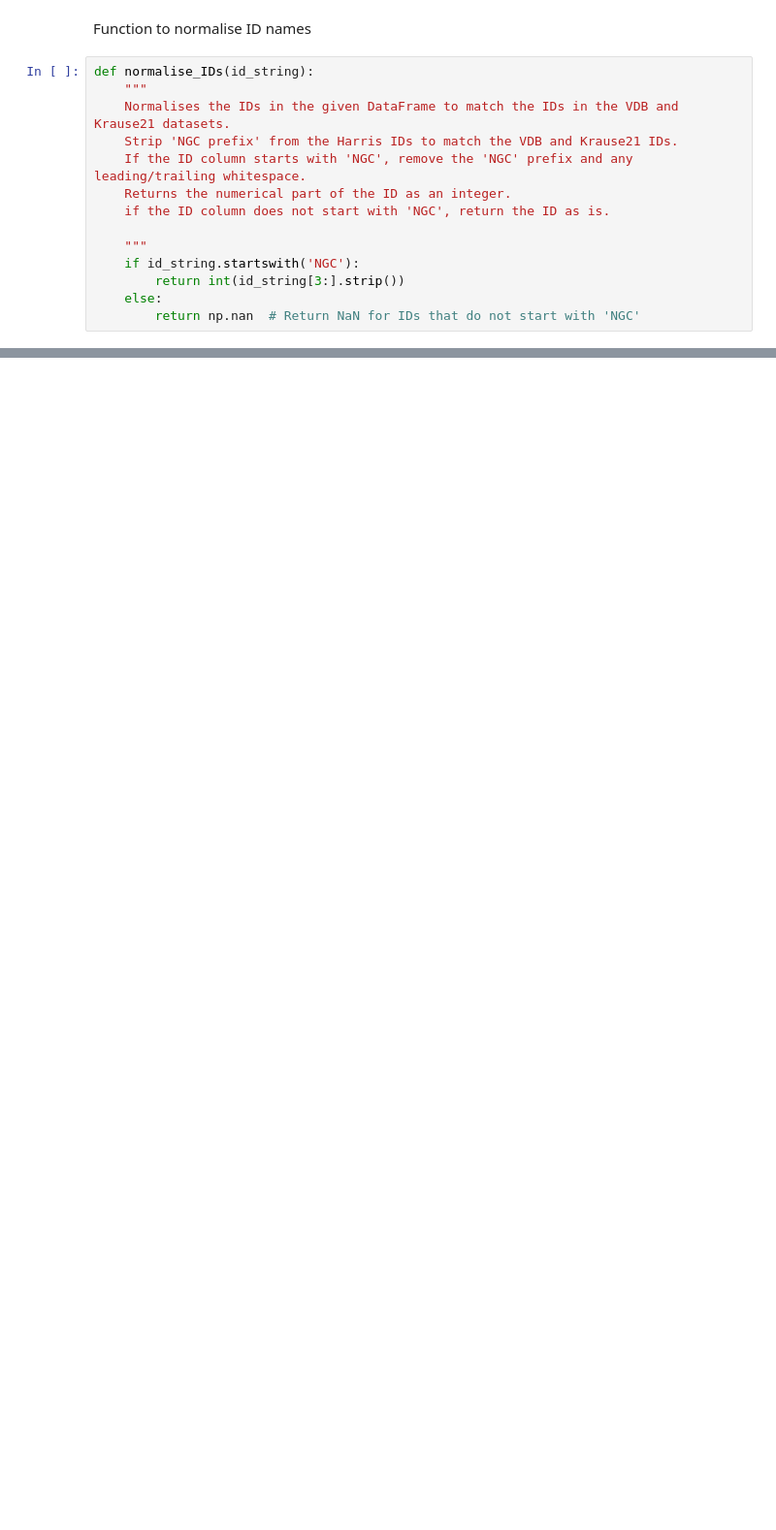
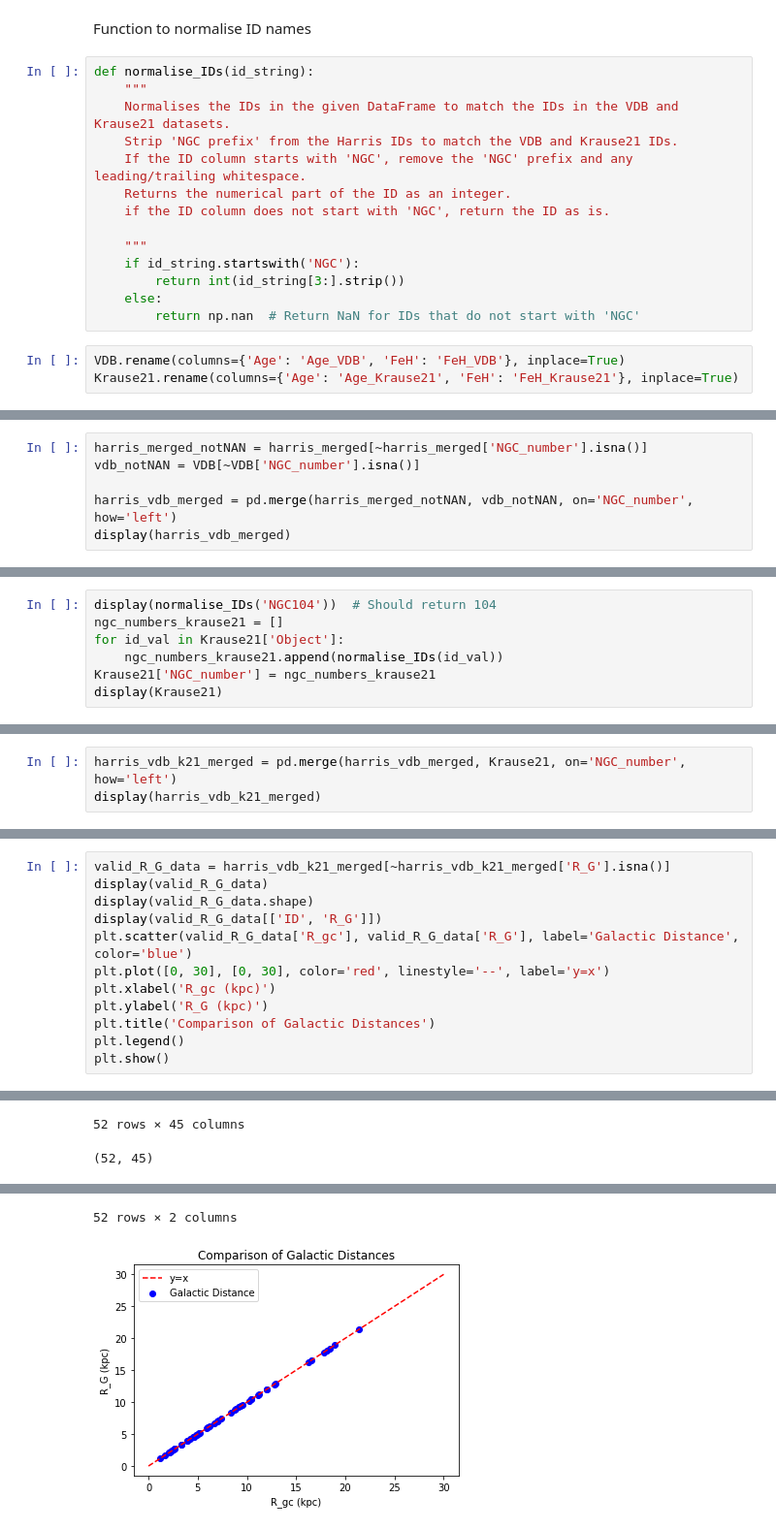
Before and after one commit to FeymanMCSQ/PHYS3116-Computational-Assignment, a Jupyter notebook: Daniel's Folder/mergerCode.ipynb, the cells around one changed output, grey strips where cells are left out. Shown at 97% size. Saved outputs shown, nothing was run; the diff lists cells and outputs as text; blank space fills up the shorter version.

Commit message:
added code for confirming that the R_gc and R_G values are the same for all clusters, and added a plot of R_gc vs FeH_VDB and R_gc vs Age_VDB

```diff
--- a/Daniel's Folder/mergerCode.ipynb
+++ b/Daniel's Folder/mergerCode.ipynb
@@ -48,4 +46,7 @@ def normalise_IDs(id_string):
         return int(id_string[3:].strip())
     else:
         return np.nan  # Return NaN for IDs that do not start with 'NGC'
+# %%
+VDB.rename(columns={'Age': 'Age_VDB', 'FeH': 'FeH_VDB'}, inplace=True)
+Krause21.rename(columns={'Age': 'Age_Krause21', 'FeH': 'FeH_Krause21'}, inplace=True)
 # %%
@@ -93,0 +75,6 @@ False
+# %%
+harris_merged_notNAN = harris_merged[~harris_merged['NGC_number'].isna()]
+vdb_notNAN = VDB[~VDB['NGC_number'].isna()]
+
+harris_vdb_merged = pd.merge(harris_merged_notNAN, vdb_notNAN, on='NGC_number', how='left')
+display(harris_vdb_merged)
@@ -93,0 +95,7 @@ False
+# %%
+display(normalise_IDs('NGC104'))  # Should return 104
+ngc_numbers_krause21 = []
+for id_val in Krause21['Object']:
+    ngc_numbers_krause21.append(normalise_IDs(id_val))
+Krause21['NGC_number'] = ngc_numbers_krause21
+display(Krause21)
@@ -93,0 +117,3 @@ False
+# %%
+harris_vdb_k21_merged = pd.merge(harris_vdb_merged, Krause21, on='NGC_number', how='left')
+display(harris_vdb_k21_merged)
@@ -93,0 +134,13 @@ False
+# %%
+valid_R_G_data = harris_vdb_k21_merged[~harris_vdb_k21_merged['R_G'].isna()]
+display(valid_R_G_data)
+display(valid_R_G_data.shape)
+display(valid_R_G_data[['ID', 'R_G']])
+plt.scatter(valid_R_G_data['R_gc'], valid_R_G_data['R_G'], label='Galactic Distance', color='blue')
+plt.plot([0, 30], [0, 30], color='red', linestyle='--', label='y=x')
+plt.xlabel('R_gc (kpc)')
+plt.ylabel('R_G (kpc)')
+plt.title('Comparison of Galactic Distances')
+plt.legend()
+plt.show()
+# %% [output]
@@ -93,0 +159,2 @@ False
+52 rows × 45 columns
+(52, 45)
@@ -93,0 +173,2 @@ False
+52 rows × 2 columns
+[figure, added]
```
Also changed, not shown: parts of 12 cells of this notebook.
